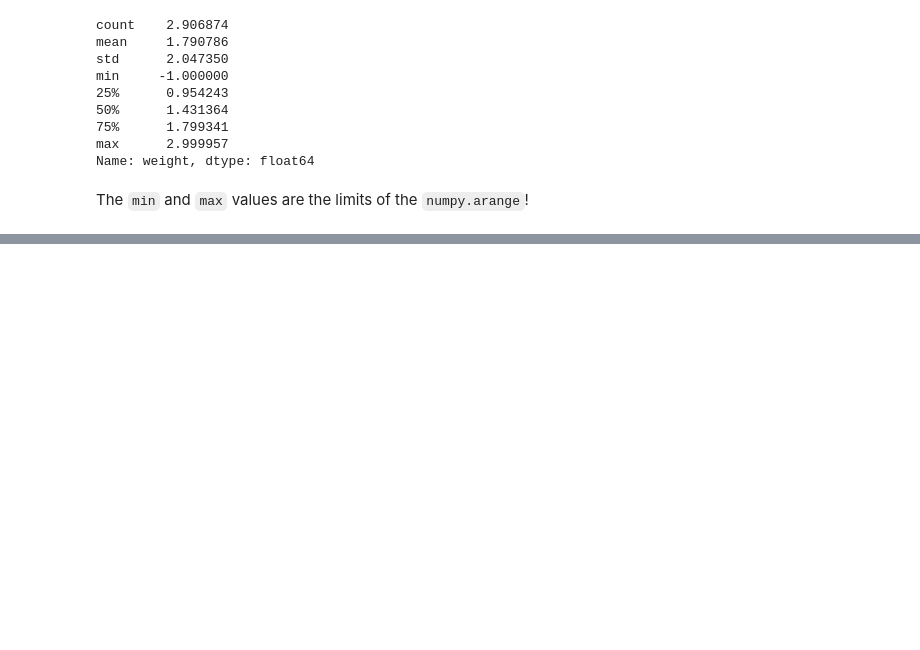
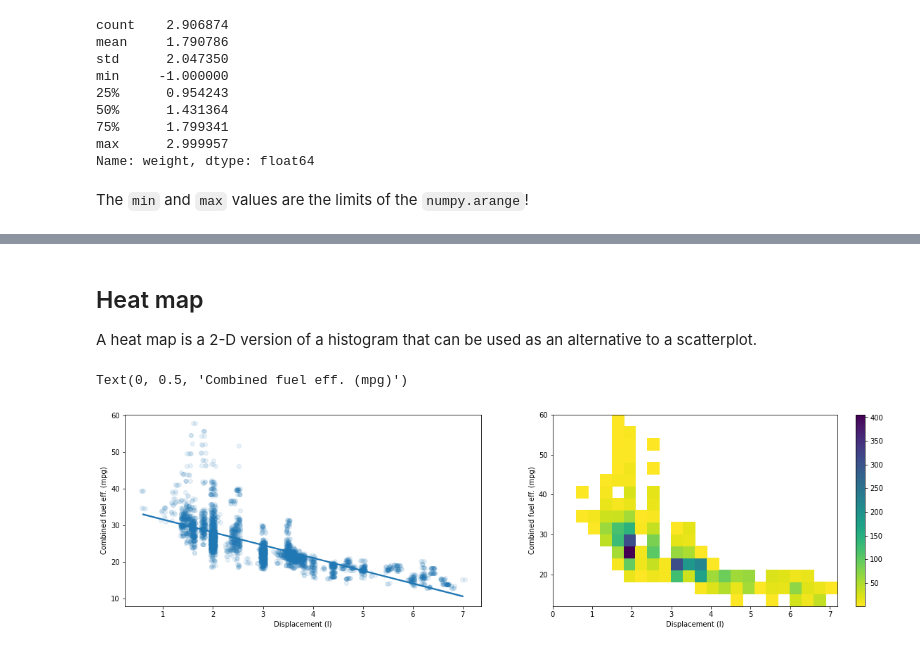
Before and after one commit to fabioueno/AIPPND, a Jupyter notebook: matplotlib-seaborn.ipynb, the cells around one changed output, grey strips where cells are left out. Drawn from its saved outputs; the diff is of its cells as text; code cells hidden in the pictures; blank space fills up the shorter version.

```diff
--- a/matplotlib-seaborn.ipynb
+++ b/matplotlib-seaborn.ipynb
@@ -276,0 +325,25 @@ The `min` and `max` values are the limits of the `numpy.arange`!
+# %% [markdown]
+## Heat map
+
+A heat map is a 2-D version of a histogram that can be used as an alternative to a scatterplot.
+# %%
+plt.figure(figsize = [20, 5])
+
+plt.subplot(1, 2, 1)
+sns.regplot(data = fuel_econ, x = 'displ', y = 'comb', x_jitter = 0.05, scatter_kws = {'alpha': 0.1})
+plt.xlabel('Displacement (l)')
+plt.ylabel('Combined fuel eff. (mpg)')
+
+plt.subplot(1, 2, 2)
+bins_x = np.arange(int(fuel_econ['displ'].min()), fuel_econ['displ'].max() + 0.3, 0.3)
+bins_y = np.arange(int(fuel_econ['comb'].min()), fuel_econ['comb'].max() + 3, 3)
+
+plt.hist2d(data = fuel_econ, x = 'displ', y = 'comb', cmin = 0.5, cmap = 'viridis_r',
+           bins = [bins_x, bins_y])
+
+plt.colorbar()
+plt.xlabel('Displacement (l)')
+plt.ylabel('Combined fuel eff. (mpg)')
+# %% [output]
+Text(0, 0.5, 'Combined fuel eff. (mpg)')
+[figure, added]
```
Also changed, not shown: parts of 28 cells of this notebook, 1 other file.
